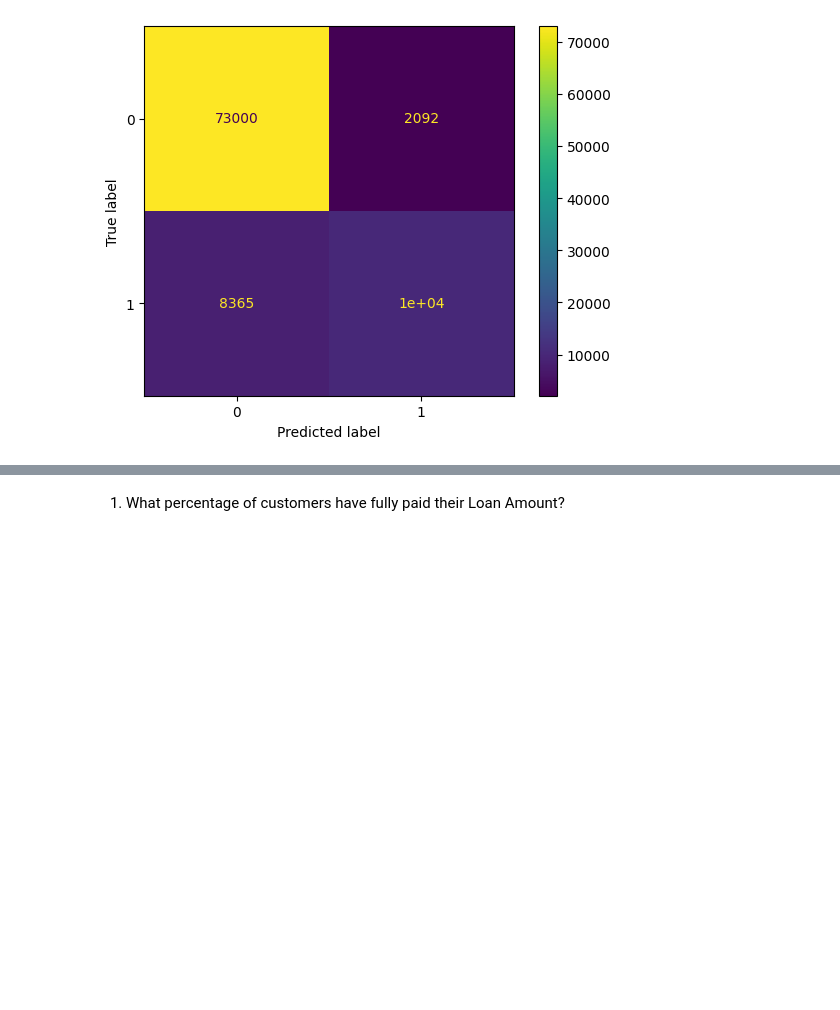
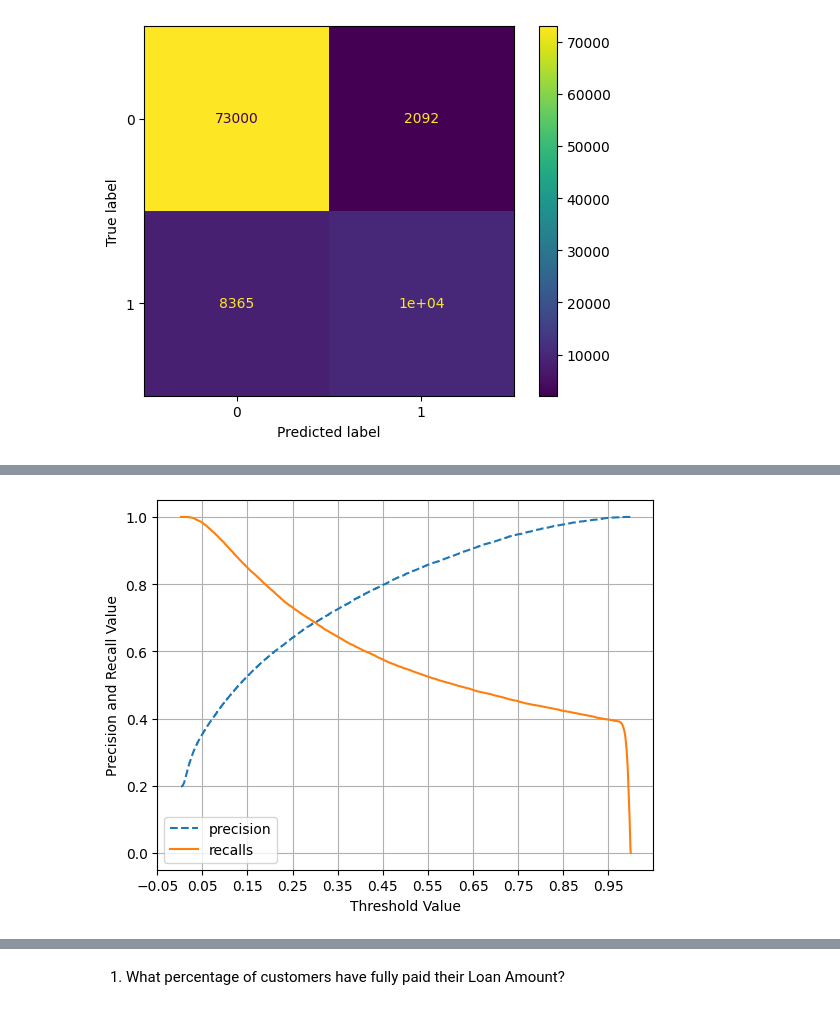
Before and after one commit to Rhy-Shah/ML, a Jupyter notebook: LoanTap/loantap.ipynb, the cells around one changed output, grey strips where cells are left out. Cells and saved outputs as stored; diff of their text form; code cells hidden in the pictures; blank space fills up the shorter version.

```diff
--- a/LoanTap/loantap.ipynb
+++ b/LoanTap/loantap.ipynb
@@ -607,0 +639,22 @@ ConfusionMatrixDisplay(confusion_matrix=cm, display_labels=model.classes_).plot(
+# %%
+def precission_recall_curve_plot(y_test,pred_proba_c1):
+    precisions, recalls, thresholds = precision_recall_curve(y_test,pred_proba_c1)
+
+    threshold_boundary = thresholds.shape[0]
+    #plot precision
+    plt.plot(thresholds,precisions[0:threshold_boundary],linestyle='--',label='precision')
+    #plot recall
+    plt.plot(thresholds,recalls[0:threshold_boundary],label='recalls')
+
+    start,end=plt.xlim()
+    plt.xticks(np.round(np.arange(start,end,0.1),2))
+
+    plt.xlabel('Threshold Value')
+    plt.ylabel('Precision and Recall Value')
+    plt.legend()
+    plt.grid()
+    plt.show()
+
+precission_recall_curve_plot(y_test,model.predict_proba(X_test)[:,1])
+# %% [output]
+[figure, added]
```
Also changed, not shown: parts of 15 cells of this notebook.
